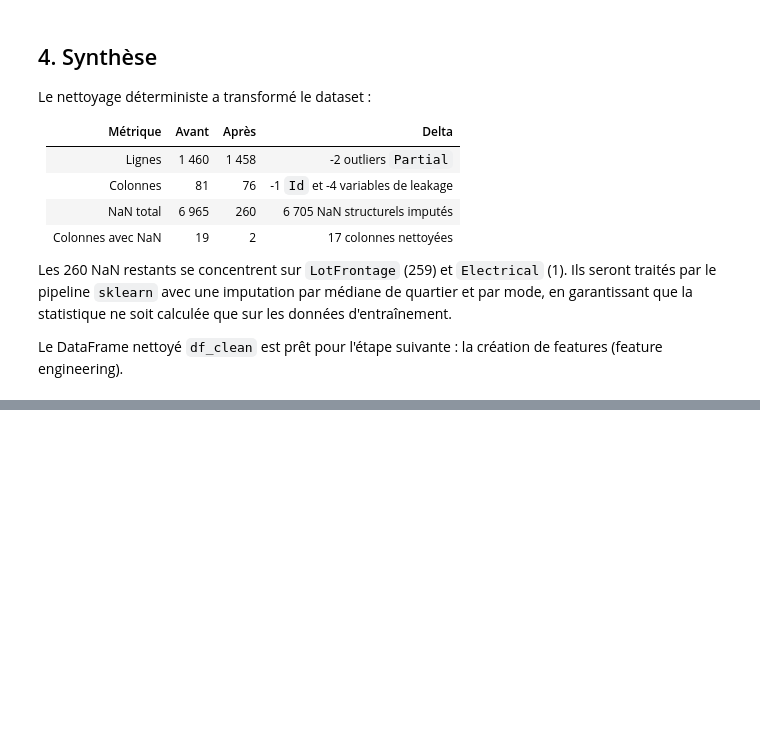
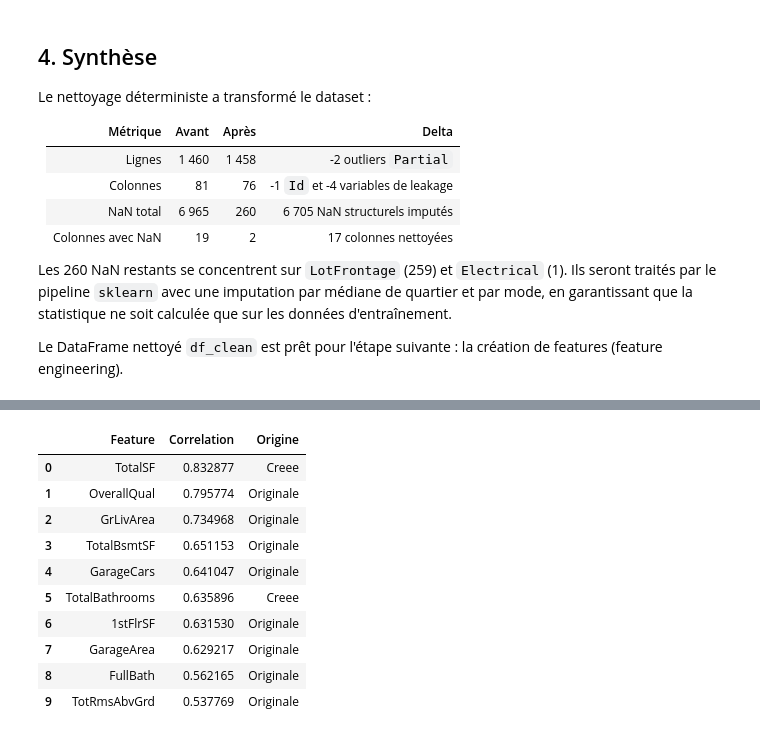
Before and after one commit to dastou/projet_mlops_house_price, a Jupyter notebook: notebooks/house_price_02_preprocessing.ipynb, the cells around one changed output, grey strips where cells are left out. Cells and saved outputs as stored; diff of their text form; code cells hidden in the pictures; blank space fills up the shorter version.

```diff
--- a/notebooks/house_price_02_preprocessing.ipynb
+++ b/notebooks/house_price_02_preprocessing.ipynb
@@ -190,0 +261,24 @@ Le DataFrame nettoyé `df_clean` est prêt pour l'étape suivante : la création
+# %%
+# Comparaison : top 10 features (originales + nouvelles) correlees a SalePrice
+# pour voir si les nouvelles features apparaissent dans le top global
+correlations_global = df_feat.corr(numeric_only=True)[NOM_CIBLE].drop(NOM_CIBLE)
+top_10 = correlations_global.abs().sort_values(ascending=False).head(10)
+
+tableau_top = pd.DataFrame({
+    "Feature": top_10.index,
+    "Correlation": [correlations_global[var] for var in top_10.index],
+    "Origine": ["Creee" if var in nouvelles_features else "Originale" for var in top_10.index],
+})
+tableau_top
+# %% [output]
+|  | Feature | Correlation | Origine |
+| 0 | TotalSF | 0.832877 | Creee |
+| 1 | OverallQual | 0.795774 | Originale |
+| 2 | GrLivArea | 0.734968 | Originale |
+| 3 | TotalBsmtSF | 0.651153 | Originale |
+| 4 | GarageCars | 0.641047 | Originale |
+| 5 | TotalBathrooms | 0.635896 | Creee |
+| 6 | 1stFlrSF | 0.631530 | Originale |
+| 7 | GarageArea | 0.629217 | Originale |
+| 8 | FullBath | 0.562165 | Originale |
+| 9 | TotRmsAbvGrd | 0.537769 | Originale |
```
Also changed, not shown: parts of 6 cells of this notebook, 3 other files.
